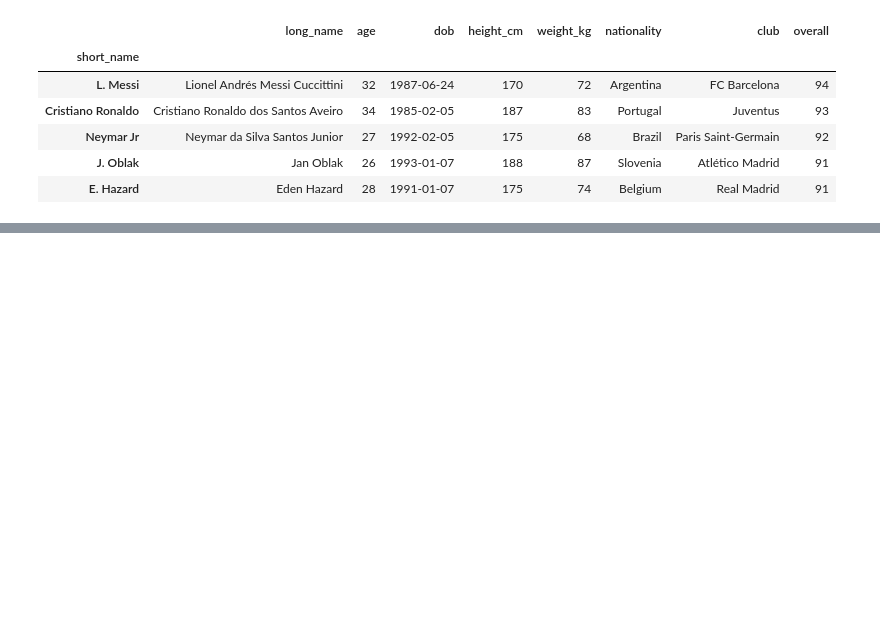
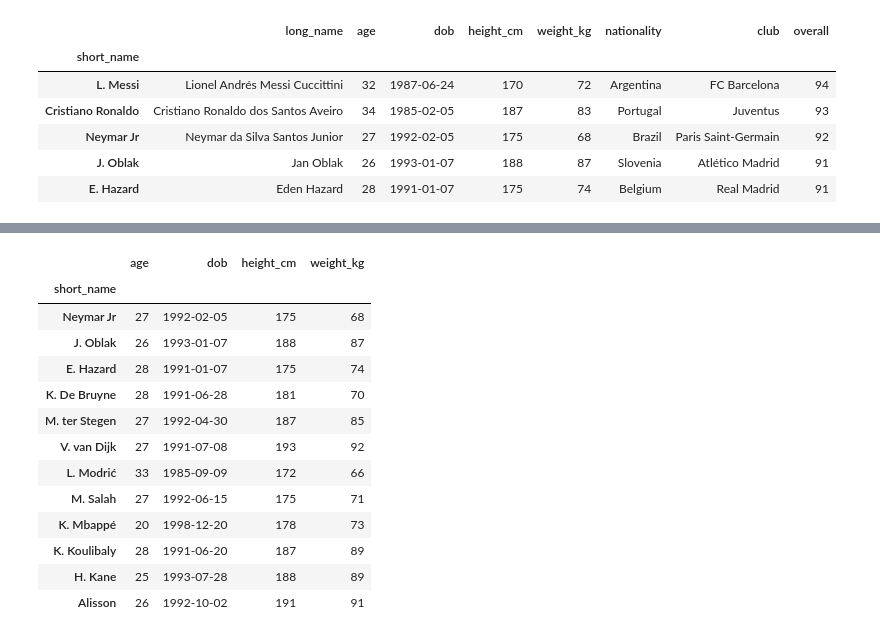
Before and after one commit to EmmanuelKevinS/python_for_DataScience_freeCodeCamp, a Jupyter notebook: pandas_numpy/dataExtraction.ipynb, the cells around one changed output, grey strips where cells are left out. Saved outputs shown, nothing was run; the diff lists cells and outputs as text; code cells hidden in the pictures; blank space fills up the shorter version.

```diff
--- a/pandas_numpy/dataExtraction.ipynb
+++ b/pandas_numpy/dataExtraction.ipynb
@@ -40,0 +163,20 @@ df.head()
+# %%
+#Slice index labels
+columns = ['age','dob','height_cm','weight_kg']
+
+df.loc['Neymar Jr':'Alisson',columns]
+# %% [output]
+|  | age | dob | height_cm | weight_kg |
+| short_name |  |  |  |  |
+| Neymar Jr | 27 | 1992-02-05 | 175 | 68 |
+| J. Oblak | 26 | 1993-01-07 | 188 | 87 |
+| E. Hazard | 28 | 1991-01-07 | 175 | 74 |
+| K. De Bruyne | 28 | 1991-06-28 | 181 | 70 |
+| M. ter Stegen | 27 | 1992-04-30 | 187 | 85 |
+| V. van Dijk | 27 | 1991-07-08 | 193 | 92 |
+| L. Modrić | 33 | 1985-09-09 | 172 | 66 |
+| M. Salah | 27 | 1992-06-15 | 175 | 71 |
+| K. Mbappé | 20 | 1998-12-20 | 178 | 73 |
+| K. Koulibaly | 28 | 1991-06-20 | 187 | 89 |
+| H. Kane | 25 | 1993-07-28 | 188 | 89 |
+| Alisson | 26 | 1992-10-02 | 191 | 91 |
```
Also changed, not shown: parts of 18 cells of this notebook, 1 other file.
